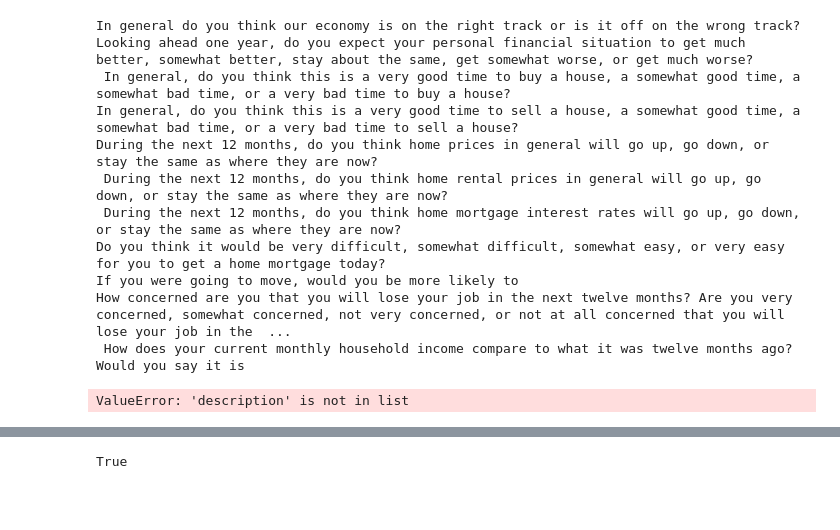
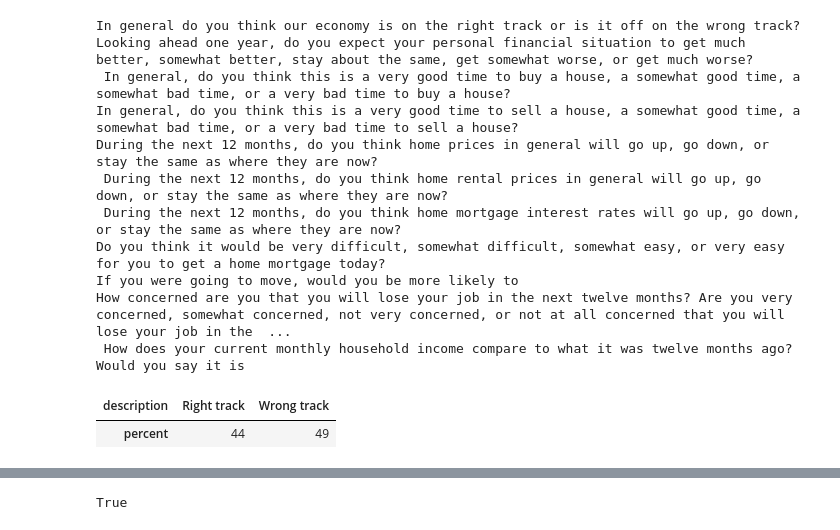
Before and after one commit to DunfrundB/real_estate_ml, a Jupyter notebook: Housing_Market.ipynb, the cells around one changed output, grey strips where cells are left out. Drawn from its saved outputs; the diff is of its cells as text; code cells hidden in the pictures; blank space fills up the shorter version.

```diff
--- a/Housing_Market.ipynb
+++ b/Housing_Market.ipynb
@@ -144,7 +113,12 @@ Do you think it would be very difficult, somewhat difficult, somewhat easy, or v
 If you were going to move, would you be more likely to
 How concerned are you that you will lose your job in the next twelve months? Are you very concerned, somewhat concerned, not very concerned, or not at all concerned that you will lose your job in the  ...
  How does your current monthly household income compare to what it was twelve months ago? Would you say it is
-# %%
-data_survey.index("description")
-# %% [output]
-ValueError: 'description' is not in list
+# %%
+df_survey = pd.DataFrame(data_survey[1]["questions"][0]["responses"])
+df_survey = df_survey.T
+df_survey.columns = df_survey.iloc[0]
+df_survey.drop("description", inplace=True)
+df_survey
+# %% [output]
+| description | Right track | Wrong track |
+| percent | 44 | 49 |
```
Also changed, not shown: parts of 15 cells of this notebook.
